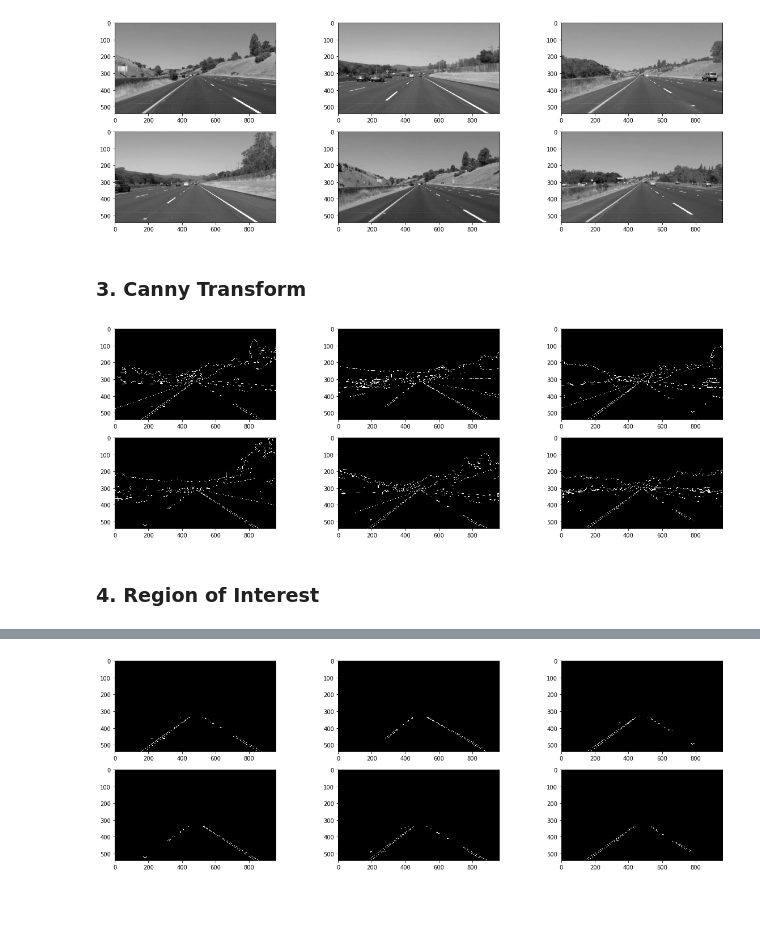
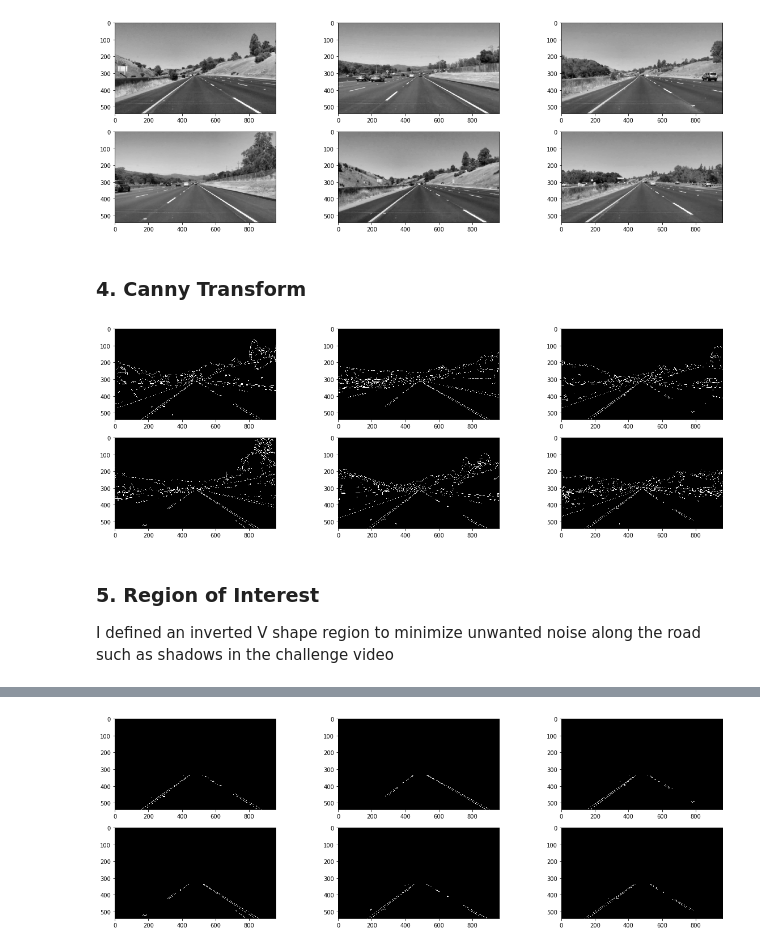
Before and after one commit to miguelaaguilar/CarND-LaneLines-P1, a Jupyter notebook: P1.ipynb, the cells around one changed output, grey strips where cells are left out. Cells and saved outputs as stored; diff of their text form; code cells hidden in the pictures; blank space fills up the shorter version.

```diff
--- a/P1.ipynb
+++ b/P1.ipynb
@@ -121,8 +125,9 @@ def grayscale(img):
 # %%
 gray_img = []
 for image in images:
-    gray_img.append(grayscale(image))
+    gray = grayscale(image)
+    gray_img.append(gray)
 
-show_images(gray_img)
+show_images(gray_img, name = 'gray')
 # %% [output]
 [figure]
@@ -128,0 +138,14 @@ show_images(gray_img)
+# %%
+def contrast(img):
+    # create a CLAHE object (Arguments are optional).
+    clahe = cv2.createCLAHE(clipLimit=1.0, tileGridSize=(4,4))
+    img_contrast = clahe.apply(img)
+    return img_contrast
+# %%
+gray_contrast_img = []
+for image in images:
+    gray = grayscale(image)
+    gray_contrast = contrast(gray)
+    gray_contrast_img.append(gray_contrast)
+
+show_images(gray_contrast_img, name = 'contrast')
@@ -137,13 +162,14 @@ gaussian_img = []
 kernel_size = 5
 for image in images:
     gray = grayscale(image)
-    gaussian_img.append(gaussian_blur(gray,kernel_size))
+    gray_contrast = contrast(gray)
+    gaussian_img.append(gaussian_blur(gray_contrast,kernel_size))
 
-show_images(gaussian_img)
+show_images(gaussian_img, name = 'gaussian')
 # %% [output]
 [figure]
 # %% [markdown]
-### 3. Canny Transform
+### 4. Canny Transform
 # %%
 def canny(img, low_threshold, high_threshold):
     """Applies the Canny transform"""
@@ -151,18 +177,21 @@ def canny(img, low_threshold, high_threshold):
 # %%
 canny_img = []
 kernel_size = 5
 low_threshold = 50
 high_threshold = 150
 for image in images:
     gray = grayscale(image)
-    gaussian = gaussian_blur(gray, kernel_size)
+    gray_contrast = contrast(gray)
+    gaussian = gaussian_blur(gray_contrast, kernel_size)
     canny_img.append(canny(gaussian, low_threshold, high_threshold))
 
-show_images(canny_img)
+show_images(canny_img, name = 'canny')
 # %% [output]
-[figure, old version]
+[figure, new version]
-# %% [markdown]
-### 4. Region of Interest
+# %% [markdown]
+### 5. Region of Interest
+
+I defined an inverted V shape region to minimize unwanted noise along the road such as shadows in the challenge video
 # %%
 def region_of_interest(img, vertices):
     """
```
Also changed, not shown: parts of 15 cells of this notebook, 12 other files.
